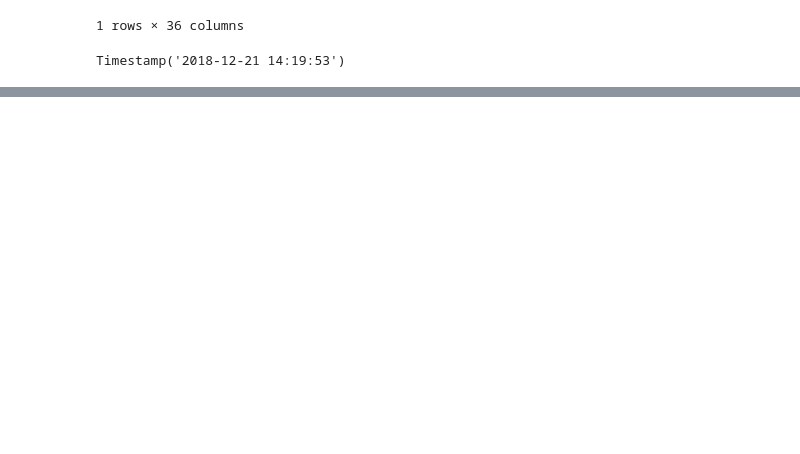
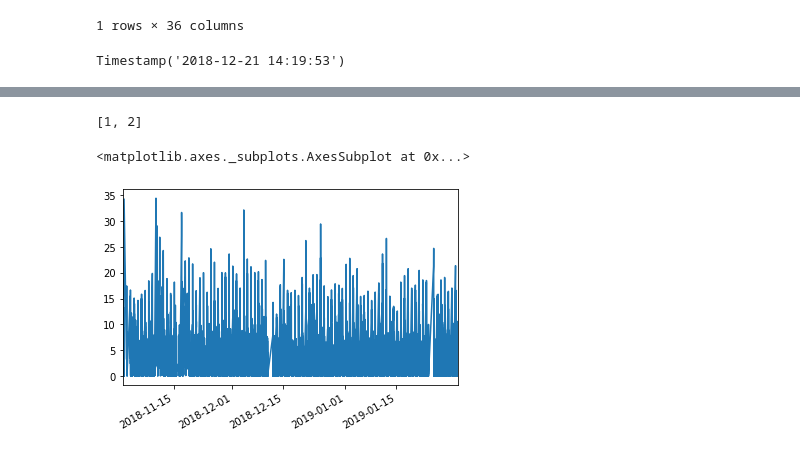
Before and after one commit to b-koopman/MTADelayPredict, a Jupyter notebook: Notebooks/DataExploration.ipynb, the cells around one changed output, grey strips where cells are left out. Saved outputs shown, nothing was run; the diff lists cells and outputs as text; code cells hidden in the pictures; blank space fills up the shorter version.

```diff
--- a/Notebooks/DataExploration.ipynb
+++ b/Notebooks/DataExploration.ipynb
@@ -364,0 +416,4 @@ time_till_next_obs = new_stops.time.shift(-1) - new_stops.time
+# %%
+[1] + [2]
+# %% [output]
+[1, 2]
@@ -365,3 +423,8 @@ time_till_next_obs = new_stops.time.shift(-1) - new_stops.time
+# %%
+time_till_next_obs.replace(0, np.nan).dropna().minutes.plot()
+# %% [output]
+<matplotlib.axes._subplots.AxesSubplot at 0x...>
+[figure, added]
 # %%
 %matplotlib inline
 import matplotlib.pyplot as plt
```
Also changed, not shown: parts of 56 cells of this notebook.
